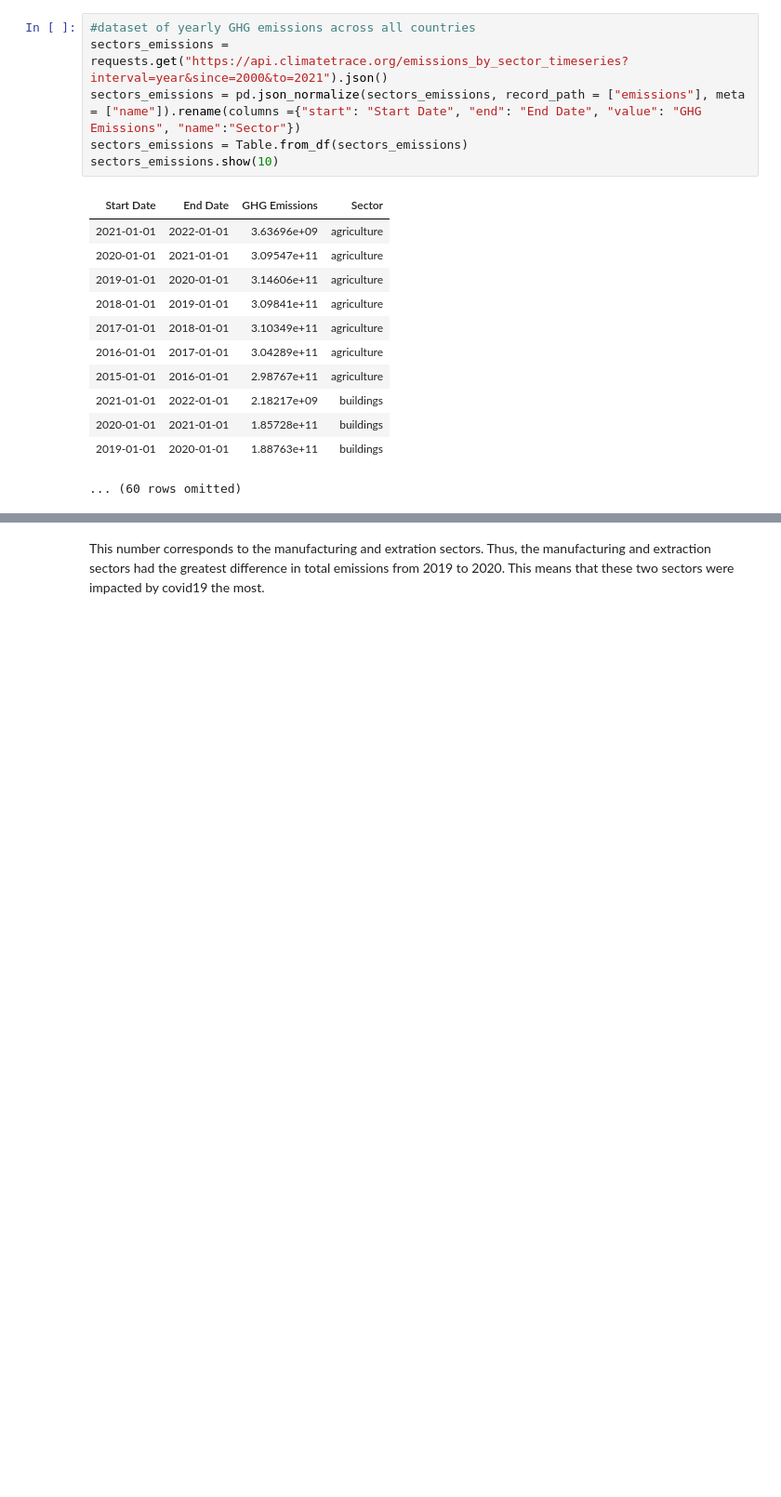
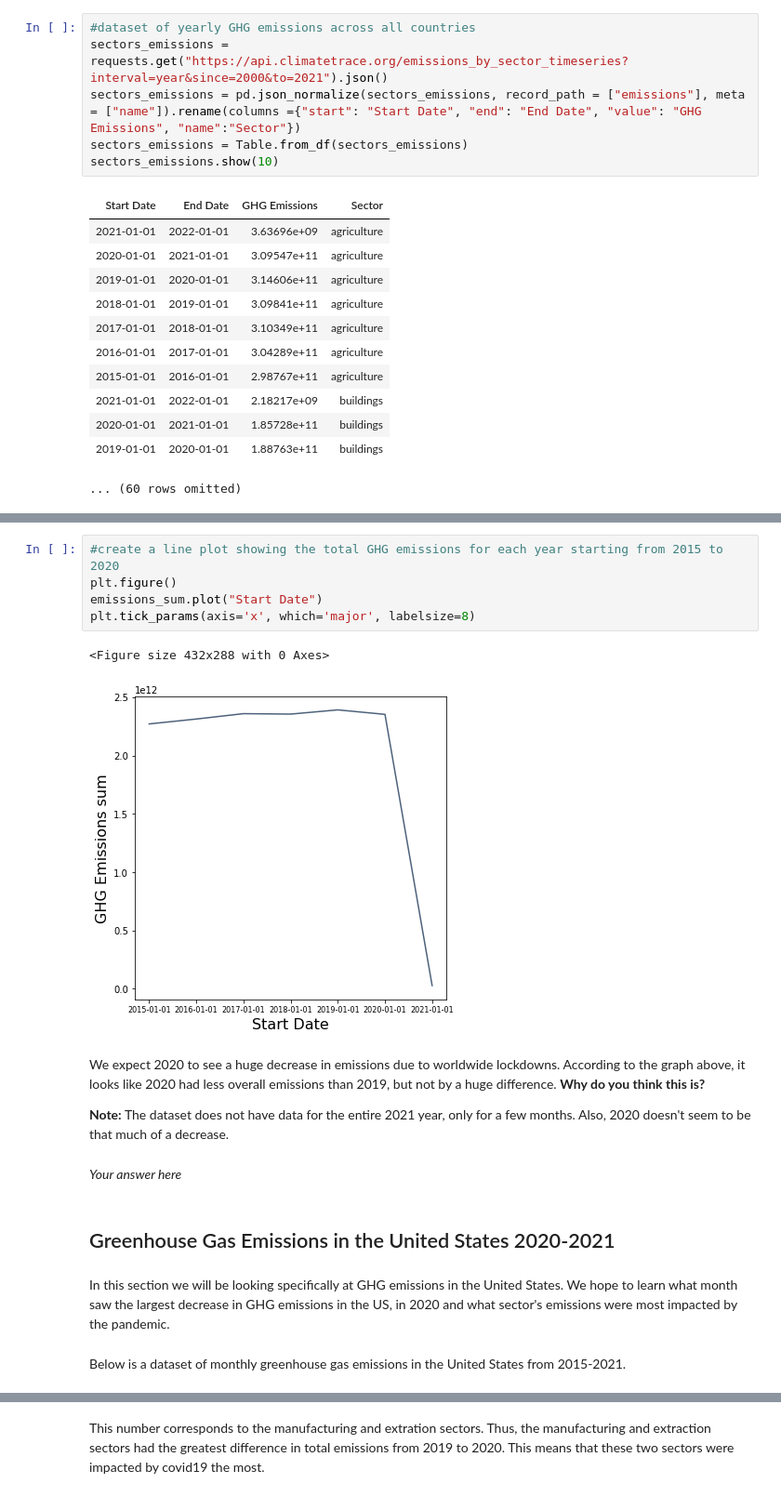
Before and after one commit to ds-modules/DATA88-SP22, a Jupyter notebook: trace01/trace01.ipynb, the cells around one changed output, grey strips where cells are left out. Shown at 93% size. Cells and saved outputs as stored; diff of their text form; blank space fills up the shorter version.

```diff
--- a/trace01/trace01.ipynb
+++ b/trace01/trace01.ipynb
@@ -249,0 +90,20 @@ max(sector_emissions.column(3))
+# %%
+#create a line plot showing the total GHG emissions for each year starting from 2015 to 2020
+plt.figure()
+emissions_sum.plot("Start Date")
+plt.tick_params(axis='x', which='major', labelsize=8)
+# %% [output]
+<Figure size 432x288 with 0 Axes>
+[figure, added]
+# %% [markdown]
+We expect 2020 to see a huge decrease in emissions due to worldwide lockdowns. According to the graph above, it looks like 2020 had less overall emissions than 2019, but not by a huge difference. **Why do you think this is?**
+
+**Note:** The dataset does not have data for the entire 2021 year, only for a few months. Also, 2020 doesn't seem to be that much of a decrease.
+# %% [markdown]
+*Your answer here*
+# %% [markdown]
+## Greenhouse Gas Emissions in the United States 2020-2021
+# %% [markdown]
+In this section we will be looking specifically at GHG emissions in the United States. We hope to learn what month saw the largest decrease in GHG emissions in the US, in 2020 and what sector's emissions were most impacted by the pandemic.
+# %% [markdown]
+Below is a dataset of monthly greenhouse gas emissions in the United States from 2015-2021.
```
Also changed, not shown: parts of 46 cells of this notebook, 1 other file.
